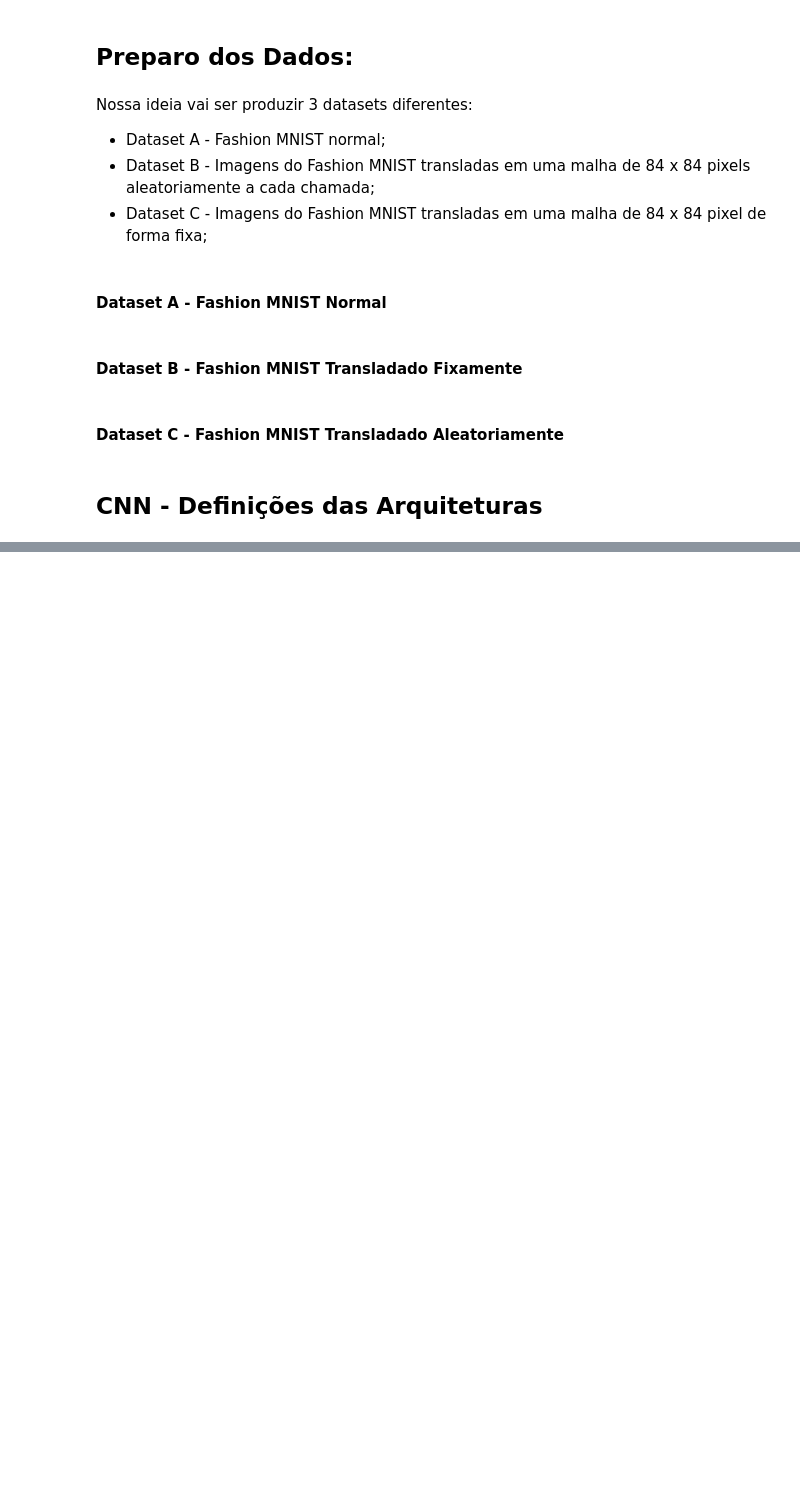
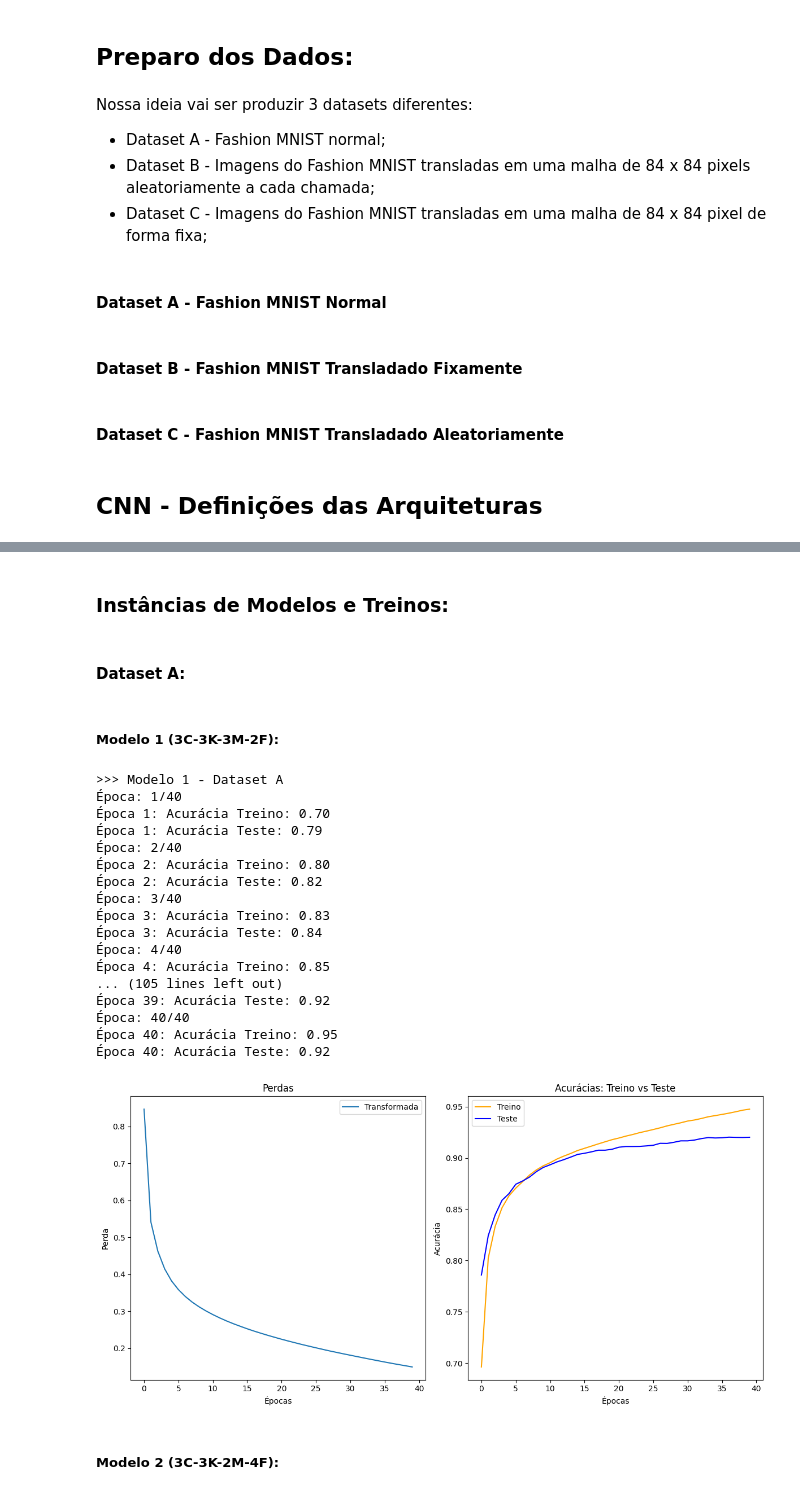
Before and after one commit to Od4ir/ML-Convolutional_Neural_Network, a Jupyter notebook: CNN.ipynb, the cells around one changed output, grey strips where cells are left out. Drawn from its saved outputs; the diff is of its cells as text; code cells hidden in the pictures; blank space fills up the shorter version.

Commit message:
Adição do JN para o uso do dataset Cifar10 e encerramento do treinamento da CNN

```diff
--- a/CNN.ipynb
+++ b/CNN.ipynb
@@ -321,9 +81,0 @@ torch.cuda.empty_cache()
-# %%
-modelo1 = CNN_Model(input_size=84).to(device)
-perda = nn.CrossEntropyLoss()
-otimizador = torch.optim.Adam(modelo1.parameters(), lr=0.01)
-
-lista_perdas, acuracias = treino(modelo1, otimizador, perda, train_loader, num_epocas=10)
-teste(modelo1, test_loader)
-
-plot_side_by_side(lista_perdas, acuracias)
@@ -348,0 +232,24 @@ EPOCA 10/10
+# %%
+def acuracia(saidas, rotulos):
+    _, predicao = torch.max(saidas, 1)
+    return (predicao == rotulos).sum().item() / len(predicao)
+
+def teste(modelo, test_loader):
+    modelo.eval()
+    total_acertos = 0
+    total_amostras = 0
+
+    with torch.no_grad():
+        for dados_teste, rotulos_teste in test_loader:
+            dados_teste = dados_teste.to('cuda')
+            rotulos_teste = rotulos_teste.to('cuda')
+
+            saidas = modelo(dados_teste)
+            total_acertos += (saidas.argmax(dim=1) == rotulos_teste).sum().item()
+            total_amostras += rotulos_teste.size(0)
+            del dados_teste, rotulos_teste, saidas
+            torch.cuda.empty_cache()
+
+    acc_total = total_acertos / total_amostras
+    # print(f' >> Acurácia: {acc_total:.2f}')
+    return acc_total
@@ -348,0 +299,36 @@ EPOCA 10/10
+# %% [markdown]
+### Instâncias de Modelos e Treinos:
+# %% [markdown]
+#### Dataset A:
+# %% [markdown]
+##### Modelo 1 (3C-3K-3M-2F):
+# %%
+modelo_1_a = CNN_Model_1(28, 10).to('cuda')
+perda = nn.CrossEntropyLoss()
+otimizador = torch.optim.Adam(modelo_1_a.parameters(), lr=0.0001)
+# %%
+#### Dataset A
+print('>>> Modelo 1 - Dataset A')
+lista_perdas_1_A, acuracias_teste_1_A, acuracias_treino_1_A = treino(modelo_1_a, otimizador, perda, treino_loader_A, teste_loader_A, num_epocas=40)
+plot_side_by_side(lista_perdas_1_A, acuracias_treino_1_A, acuracias_teste_1_A)
+# %% [output]
+>>> Modelo 1 - Dataset A
+Época: 1/40
+Época 1: Acurácia Treino: 0.70
+Época 1: Acurácia Teste: 0.79
+Época: 2/40
+Época 2: Acurácia Treino: 0.80
+Época 2: Acurácia Teste: 0.82
+Época: 3/40
+Época 3: Acurácia Treino: 0.83
+Época 3: Acurácia Teste: 0.84
+Época: 4/40
+Época 4: Acurácia Treino: 0.85
+... (105 lines left out)
+Época 39: Acurácia Teste: 0.92
+Época: 40/40
+Época 40: Acurácia Treino: 0.95
+Época 40: Acurácia Teste: 0.92
+[figure, added]
+# %% [markdown]
+##### Modelo 2 (3C-3K-2M-4F):
```
Also changed, not shown: parts of 54 cells of this notebook, 1 other file.
